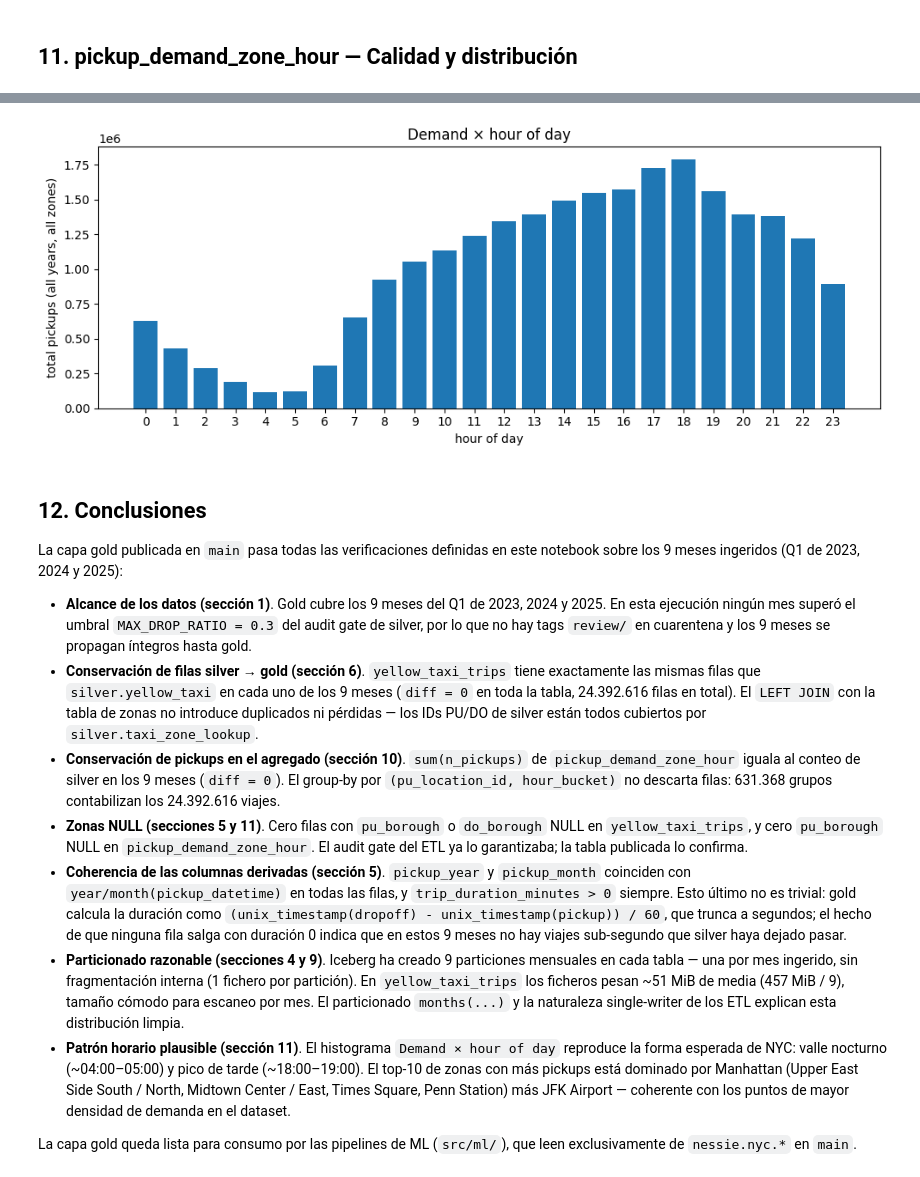
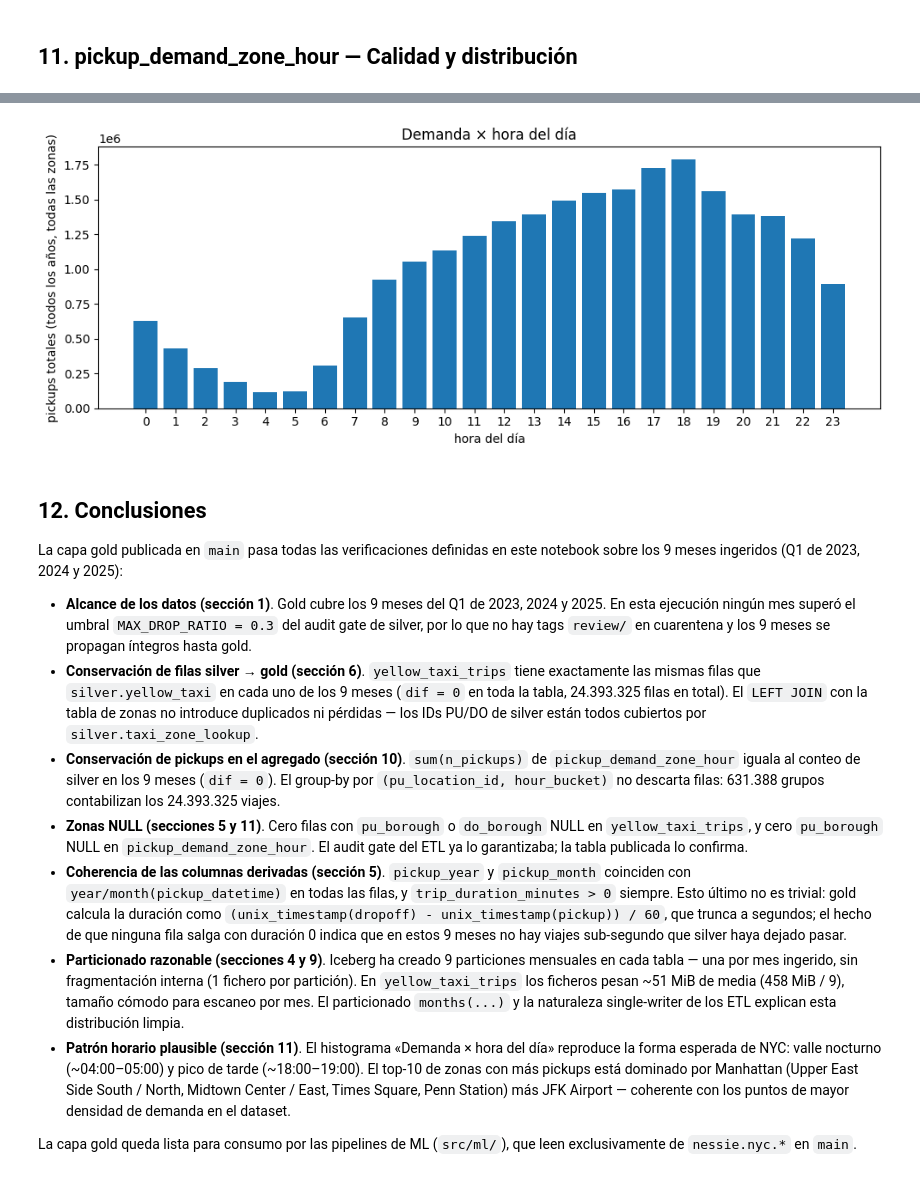
Before and after one commit to jgalanl/datalakehouse, a Jupyter notebook: src/notebooks/gold/verify_iceberg.ipynb, the cells around one changed output, grey strips where cells are left out. Cells and saved outputs as stored; diff of their text form; code cells hidden in the pictures.

```diff
--- a/src/notebooks/gold/verify_iceberg.ipynb
+++ b/src/notebooks/gold/verify_iceberg.ipynb
@@ -542,31 +542,31 @@ top_zones.show(truncate=False)
 # %%
-# Patrón demand × hour-of-day: ¿el pico está donde esperamos?
+# Patrón demanda × hora del día: ¿el pico está donde esperamos?
 hourly = (
     demand.groupBy("hour_of_day")
-    .agg(spark_sum("n_pickups").alias("total_pickups"))
+    .agg(spark_sum("n_pickups").alias("pickups_totales"))
     .orderBy("hour_of_day")
     .toPandas()
 )
 fig, ax = plt.subplots(figsize=(10, 4))
-ax.bar(hourly["hour_of_day"], hourly["total_pickups"])
-ax.set_xlabel("hour of day")
-ax.set_ylabel("total pickups (all years, all zones)")
-ax.set_title("Demand × hour of day")
+ax.bar(hourly["hour_of_day"], hourly["pickups_totales"])
+ax.set_xlabel("hora del día")
+ax.set_ylabel("pickups totales (todos los años, todas las zonas)")
+ax.set_title("Demanda × hora del día")
 ax.set_xticks(range(0, 24))
 plt.tight_layout()
 # %% [output]
-[figure, old version]
+[figure, new version]
 # %% [markdown]
 ## 12. Conclusiones
 
 La capa gold publicada en `main` pasa todas las verificaciones definidas en este notebook sobre los 9 meses ingeridos (Q1 de 2023, 2024 y 2025):
 
 - **Alcance de los datos (sección 1)**. Gold cubre los 9 meses del Q1 de 2023, 2024 y 2025. En esta ejecución ningún mes superó el umbral `MAX_DROP_RATIO = 0.3` del audit gate de silver, por lo que no hay tags `review/` en cuarentena y los 9 meses se propagan íntegros hasta gold.
-- **Conservación de filas silver → gold (sección 6)**. `yellow_taxi_trips` tiene exactamente las mismas filas que `silver.yellow_taxi` en cada uno de los 9 meses (`diff = 0` en toda la tabla, 24.392.616 filas en total). El `LEFT JOIN` con la tabla de zonas no introduce duplicados ni pérdidas — los IDs PU/DO de silver están todos cubiertos por `silver.taxi_zone_lookup`.
-- **Conservación de pickups en el agregado (sección 10)**. `sum(n_pickups)` de `pickup_demand_zone_hour` iguala al conteo de silver en los 9 meses (`diff = 0`). El group-by por `(pu_location_id, hour_bucket)` no descarta filas: 631.368 grupos contabilizan los 24.392.616 viajes.
+- **Conservación de filas silver → gold (sección 6)**. `yellow_taxi_trips` tiene exactamente las mismas filas que `silver.yellow_taxi` en cada uno de los 9 meses (`dif = 0` en toda la tabla, 24.393.325 filas en total). El `LEFT JOIN` con la tabla de zonas no introduce duplicados ni pérdidas — los IDs PU/DO de silver están todos cubiertos por `silver.taxi_zone_lookup`.
+- **Conservación de pickups en el agregado (sección 10)**. `sum(n_pickups)` de `pickup_demand_zone_hour` iguala al conteo de silver en los 9 meses (`dif = 0`). El group-by por `(pu_location_id, hour_bucket)` no descarta filas: 631.388 grupos contabilizan los 24.393.325 viajes.
 - **Zonas NULL (secciones 5 y 11)**. Cero filas con `pu_borough` o `do_borough` NULL en `yellow_taxi_trips`, y cero `pu_borough` NULL en `pickup_demand_zone_hour`. El audit gate del ETL ya lo garantizaba; la tabla publicada lo confirma.
 - **Coherencia de las columnas derivadas (sección 5)**. `pickup_year` y `pickup_month` coinciden con `year/month(pickup_datetime)` en todas las filas, y `trip_duration_minutes > 0` siempre. Esto último no es trivial: gold calcula la duración como `(unix_timestamp(dropoff) - unix_timestamp(pickup)) / 60`, que trunca a segundos; el hecho de que ninguna fila salga con duración 0 indica que en estos 9 meses no hay viajes sub-segundo que silver haya dejado pasar.
-- **Particionado razonable (secciones 4 y 9)**. Iceberg ha creado 9 particiones mensuales en cada tabla — una por mes ingerido, sin fragmentación interna (1 fichero por partición). En `yellow_taxi_trips` los ficheros pesan ~51 MiB de media (457 MiB / 9), tamaño cómodo para escaneo por mes. El particionado `months(...)` y la naturaleza single-writer de los ETL explican esta distribución limpia.
-- **Patrón horario plausible (sección 11)**. El histograma `Demand × hour of day` reproduce la forma esperada de NYC: valle nocturno (~04:00–05:00) y pico de tarde (~18:00–19:00). El top-10 de zonas con más pickups está dominado por Manhattan (Upper East Side South / North, Midtown Center / East, Times Square, Penn Station) más JFK Airport — coherente con los puntos de mayor densidad de demanda en el dataset.
+- **Particionado razonable (secciones 4 y 9)**. Iceberg ha creado 9 particiones mensuales en cada tabla — una por mes ingerido, sin fragmentación interna (1 fichero por partición). En `yellow_taxi_trips` los ficheros pesan ~51 MiB de media (458 MiB / 9), tamaño cómodo para escaneo por mes. El particionado `months(...)` y la naturaleza single-writer de los ETL explican esta distribución limpia.
+- **Patrón horario plausible (sección 11)**. El histograma «Demanda × hora del día» reproduce la forma esperada de NYC: valle nocturno (~04:00–05:00) y pico de tarde (~18:00–19:00). El top-10 de zonas con más pickups está dominado por Manhattan (Upper East Side South / North, Midtown Center / East, Times Square, Penn Station) más JFK Airport — coherente con los puntos de mayor densidad de demanda en el dataset.
 
 La capa gold queda lista para consumo por las pipelines de ML (`src/ml/`), que leen exclusivamente de `nessie.nyc.*` en `main`.
```
Also changed, not shown: parts of 10 cells of this notebook, 2 other files.
